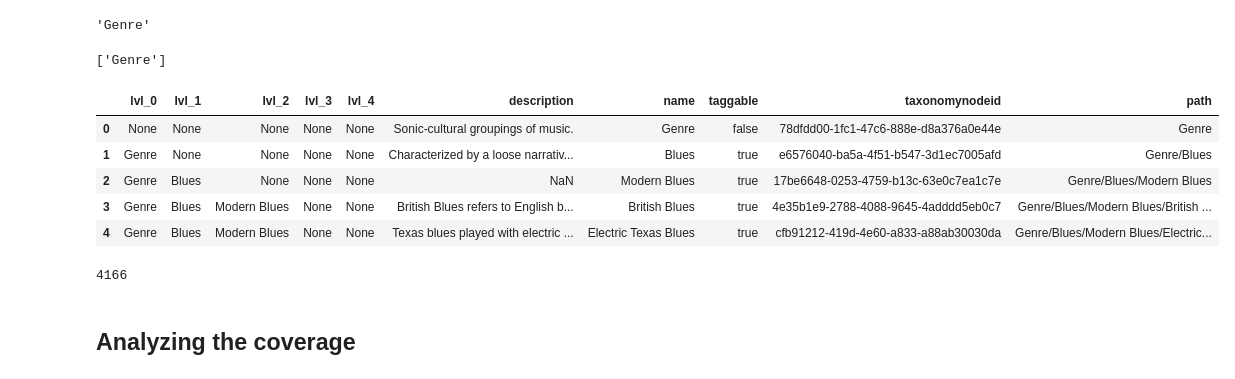
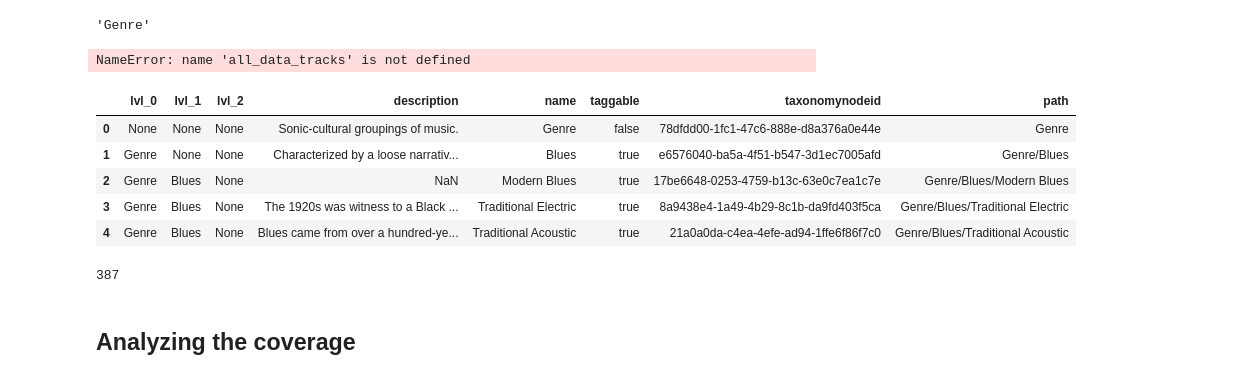
Before and after one commit to dmescherina/umg-backup, a Jupyter notebook: playlist_sequencing/get_taxonomy.ipynb, the cells around one changed output. Saved outputs shown, nothing was run; the diff lists cells and outputs as text; code cells hidden in the pictures.

```diff
--- a/playlist_sequencing/get_taxonomy.ipynb
+++ b/playlist_sequencing/get_taxonomy.ipynb
@@ -40,5 +42,5 @@ print(soup.prettify)
 # %%
-taxonomynode = soup.find_all('taxonomynode')
+taxonomynode = taxonomytype.find_all('taxonomynode')
 # %%
 item_parents = []
 dict_list = []
@@ -107,4 +109,4 @@ parents.head()
 # %%
-all_data = pd.merge(parents, tags, left_index=True, right_index=True)
-all_data.head()
+all_data_playlists = pd.merge(parents, tags, left_index=True, right_index=True)
+all_data_playlists.head()
 # %% [output]
@@ -140,3 +123,3 @@ all_data[(all_data.lvl_0=='Playlist')&(all_data.lvl_1.isnull()==True)]
 # %%
-join_cols = ['lvl_0','lvl_1','lvl_2','lvl_3','lvl_4','name']
+join_cols = ['lvl_0','lvl_1','lvl_2','name']
 # %%
@@ -144,21 +127,21 @@ join_cols = ['lvl_0','lvl_1','lvl_2','lvl_3','lvl_4','name']
 # %% [output]
 'Genre'
 # %%
-[str(x) for x in all_data[join_cols].loc[0] if type(x)==str]
+[str(x) for x in all_data_tracks[join_cols].loc[0] if type(x)==str]
 # %% [output]
-['Genre']
+NameError: name 'all_data_tracks' is not defined
 # %%
-all_data['path'] = ''
+all_data_playlists['path'] = ''
 
-for i in range(all_data.shape[0]):
-    all_data['path'].iloc[i] = '/'.join(str(x) for x in all_data[join_cols].iloc[i] if type(x)==str)
+for i in range(all_data_playlists.shape[0]):
+    all_data_playlists['path'].iloc[i] = '/'.join(str(x) for x in all_data_playlists[join_cols].iloc[i] if type(x)==str)
 # %%
-all_data.head()
+all_data_playlists.head()
 # %% [output]
-|  | lvl_0 | lvl_1 | lvl_2 | lvl_3 | lvl_4 | description | name | taggable | taxonomynodeid | path |
-| 0 | None | None | None | None | None | Sonic-cultural groupings of music. | Genre | false | 78dfdd00-1fc1-47c6-888e-d8a376a0e44e | Genre |
-| 1 | Genre | None | None | None | None | Characterized by a loose narrativ... | Blues | true | e6576040-ba5a-4f51-b547-3d1ec7005afd | Genre/Blues |
-| 2 | Genre | Blues | None | None | None | NaN | Modern Blues | true | 17be6648-0253-4759-b13c-63e0c7ea1c7e | Genre/Blues/Modern Blues |
-| 3 | Genre | Blues | Modern Blues | None | None | British Blues refers to English b... | British Blues | true | 4e35b1e9-2788-4088-9645-4adddd5eb0c7 | Genre/Blues/Modern Blues/British ... |
-| 4 | Genre | Blues | Modern Blues | None | None | Texas blues played with electric ... | Electric Texas Blues | true | cfb91212-419d-4e60-a833-a88ab30030da | Genre/Blues/Modern Blues/Electric... |
+|  | lvl_0 | lvl_1 | lvl_2 | description | name | taggable | taxonomynodeid | path |
+| 0 | None | None | None | Sonic-cultural groupings of music. | Genre | false | 78dfdd00-1fc1-47c6-888e-d8a376a0e44e | Genre |
+| 1 | Genre | None | None | Characterized by a loose narrativ... | Blues | true | e6576040-ba5a-4f51-b547-3d1ec7005afd | Genre/Blues |
+| 2 | Genre | Blues | None | NaN | Modern Blues | true | 17be6648-0253-4759-b13c-63e0c7ea1c7e | Genre/Blues/Modern Blues |
+| 3 | Genre | Blues | None | The 1920s was witness to a Black ... | Traditional Electric | true | 8a9438e4-1a49-4b29-8c1b-da9fd403f5ca | Genre/Blues/Traditional Electric |
+| 4 | Genre | Blues | None | Blues came from over a hundred-ye... | Traditional Acoustic | true | 21a0a0da-c4ea-4efe-ad94-1ffe6f86f7c0 | Genre/Blues/Traditional Acoustic |
 # %%
@@ -166,7 +150,7 @@ gbq.to_gbq(all_data, project_id='umg-comm-tech-dev', destination_table='playlist
           if_exists='replace')
 # %%
-len(all_data[all_data.taggable=='true'].path.unique())
+len(all_data_playlists[all_data_playlists.taggable=='true'].path.unique())
 # %% [output]
-4166
+387
 # %% [markdown]
 ## Analyzing the coverage
```
Also changed, not shown: parts of 32 cells of this notebook, 53 other files.
